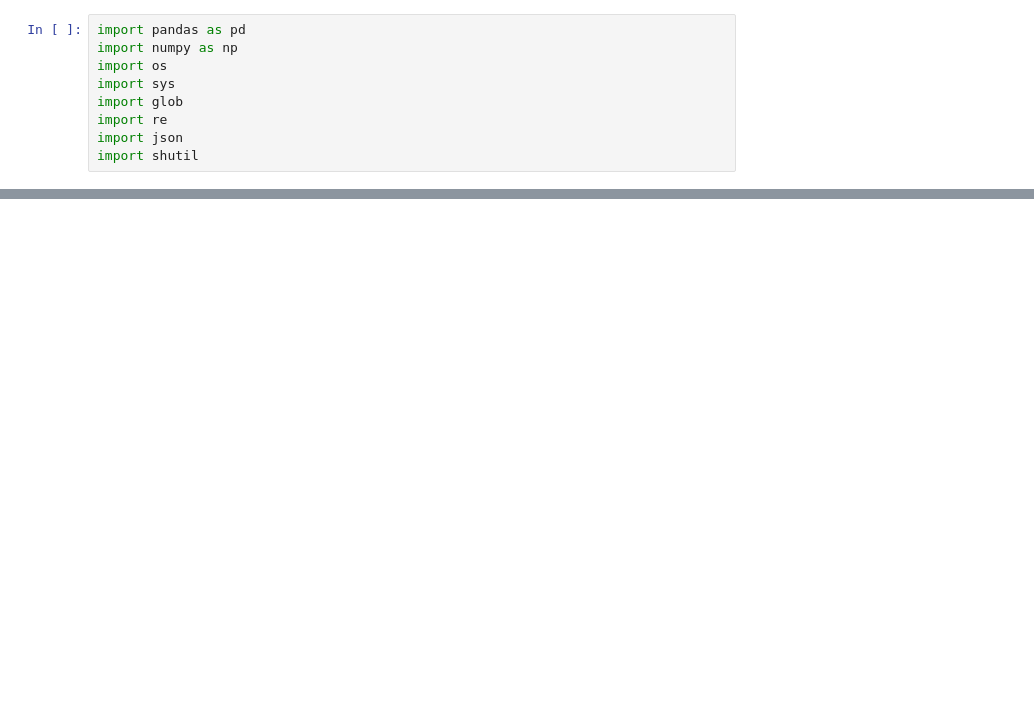
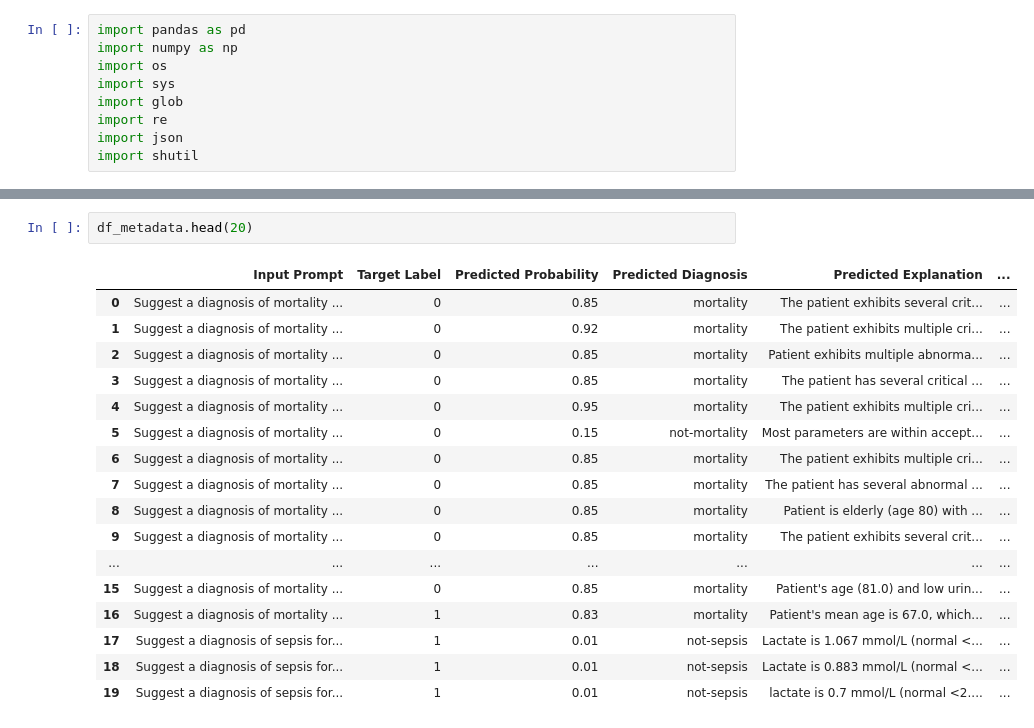
Before and after one commit to j4nberner/pulse, a Jupyter notebook: notebooks/analyze_llm_output.ipynb, the cells around one changed output, grey strips where cells are left out. Drawn from its saved outputs; the diff is of its cells as text; blank space fills up the shorter version.

```diff
--- a/notebooks/analyze_llm_output.ipynb
+++ b/notebooks/analyze_llm_output.ipynb
@@ -89,0 +131,20 @@ GPT4oModel mortality hirid   20250522_182145  {'auroc': 0.0, 'auprc': nan, 'norm
+# %%
+df_metadata.head(20)
+# %% [output]
+|  | Input Prompt | Target Label | Predicted Probability | Predicted Diagnosis | Predicted Explanation | ... |
+| 0 | Suggest a diagnosis of mortality ... | 0 | 0.85 | mortality | The patient exhibits several crit... | ... |
+| 1 | Suggest a diagnosis of mortality ... | 0 | 0.92 | mortality | The patient exhibits multiple cri... | ... |
+| 2 | Suggest a diagnosis of mortality ... | 0 | 0.85 | mortality | Patient exhibits multiple abnorma... | ... |
+| 3 | Suggest a diagnosis of mortality ... | 0 | 0.85 | mortality | The patient has several critical ... | ... |
+| 4 | Suggest a diagnosis of mortality ... | 0 | 0.95 | mortality | The patient exhibits multiple cri... | ... |
+| 5 | Suggest a diagnosis of mortality ... | 0 | 0.15 | not-mortality | Most parameters are within accept... | ... |
+| 6 | Suggest a diagnosis of mortality ... | 0 | 0.85 | mortality | The patient exhibits multiple cri... | ... |
+| 7 | Suggest a diagnosis of mortality ... | 0 | 0.85 | mortality | The patient has several abnormal ... | ... |
+| 8 | Suggest a diagnosis of mortality ... | 0 | 0.85 | mortality | Patient is elderly (age 80) with ... | ... |
+| 9 | Suggest a diagnosis of mortality ... | 0 | 0.85 | mortality | The patient exhibits several crit... | ... |
+| ... | ... | ... | ... | ... | ... | ... |
+| 15 | Suggest a diagnosis of mortality ... | 0 | 0.85 | mortality | Patient's age (81.0) and low urin... | ... |
+| 16 | Suggest a diagnosis of mortality ... | 1 | 0.83 | mortality | Patient's mean age is 67.0, which... | ... |
+| 17 | Suggest a diagnosis of sepsis for... | 1 | 0.01 | not-sepsis | Lactate is 1.067 mmol/L (normal <... | ... |
+| 18 | Suggest a diagnosis of sepsis for... | 1 | 0.01 | not-sepsis | Lactate is 0.883 mmol/L (normal <... | ... |
+| 19 | Suggest a diagnosis of sepsis for... | 1 | 0.01 | not-sepsis | lactate is 0.7 mmol/L (normal <2.... | ... |
```
Also changed, not shown: parts of 7 cells of this notebook, 28 other files.
